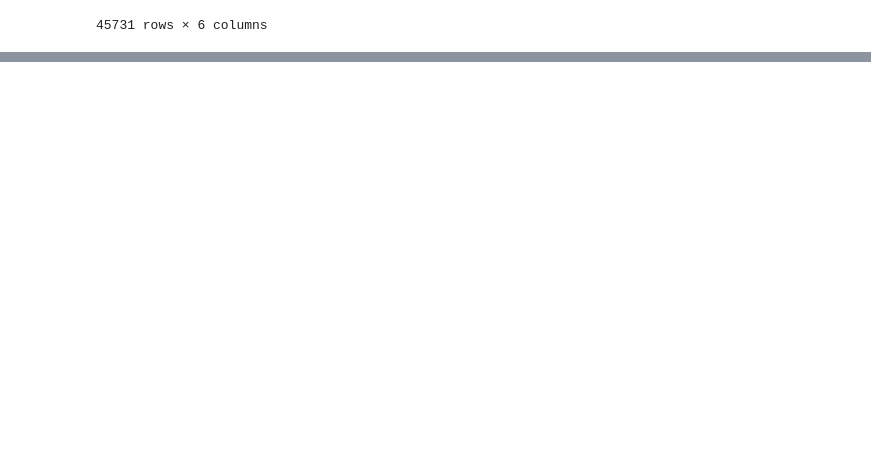
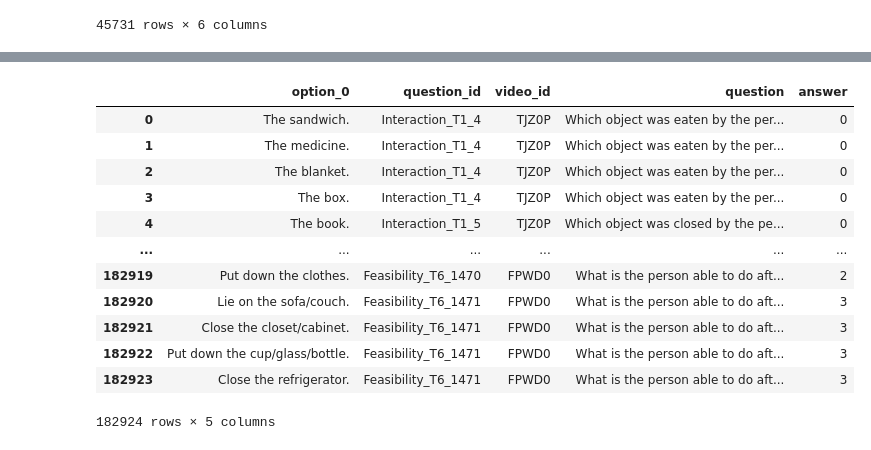
Before and after one commit to calcumich/flipped-gf, a Jupyter notebook: Star_EDA.ipynb, the cells around one changed output, grey strips where cells are left out. Saved outputs shown, nothing was run; the diff lists cells and outputs as text; code cells hidden in the pictures; blank space fills up the shorter version.

```diff
--- a/Star_EDA.ipynb
+++ b/Star_EDA.ipynb
@@ -167,3 +344,19 @@ plt.show()
+# %%
+df_choices
+# %% [output]
+|  | option_0 | question_id | video_id | question | answer |
+| 0 | The sandwich. | Interaction_T1_4 | TJZ0P | Which object was eaten by the per... | 0 |
+| 1 | The medicine. | Interaction_T1_4 | TJZ0P | Which object was eaten by the per... | 0 |
+| 2 | The blanket. | Interaction_T1_4 | TJZ0P | Which object was eaten by the per... | 0 |
+| 3 | The box. | Interaction_T1_4 | TJZ0P | Which object was eaten by the per... | 0 |
+| 4 | The book. | Interaction_T1_5 | TJZ0P | Which object was closed by the pe... | 0 |
+| ... | ... | ... | ... | ... | ... |
+| 182919 | Put down the clothes. | Feasibility_T6_1470 | FPWD0 | What is the person able to do aft... | 2 |
+| 182920 | Lie on the sofa/couch. | Feasibility_T6_1471 | FPWD0 | What is the person able to do aft... | 3 |
+| 182921 | Close the closet/cabinet. | Feasibility_T6_1471 | FPWD0 | What is the person able to do aft... | 3 |
+| 182922 | Put down the cup/glass/bottle. | Feasibility_T6_1471 | FPWD0 | What is the person able to do aft... | 3 |
+| 182923 | Close the refrigerator. | Feasibility_T6_1471 | FPWD0 | What is the person able to do aft... | 3 |
+182924 rows × 5 columns
 # %%
 from sklearn.feature_extraction.text import CountVectorizer
 import seaborn as sns
```
Also changed, not shown: parts of 46 cells of this notebook.
